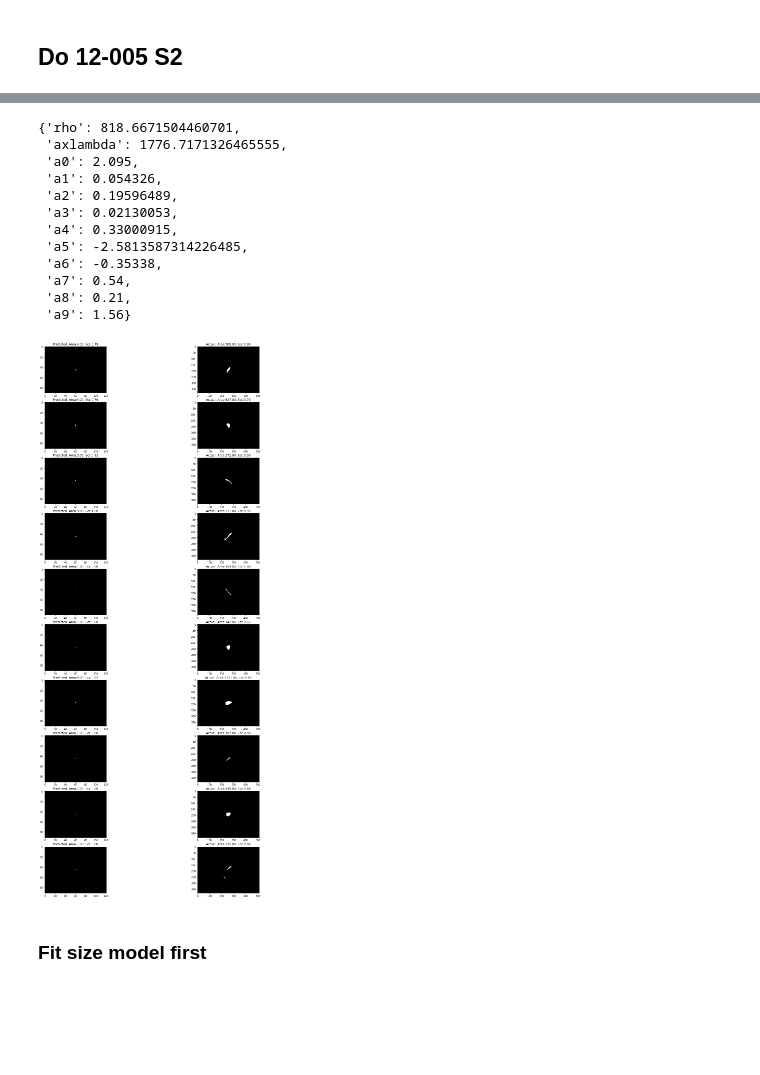
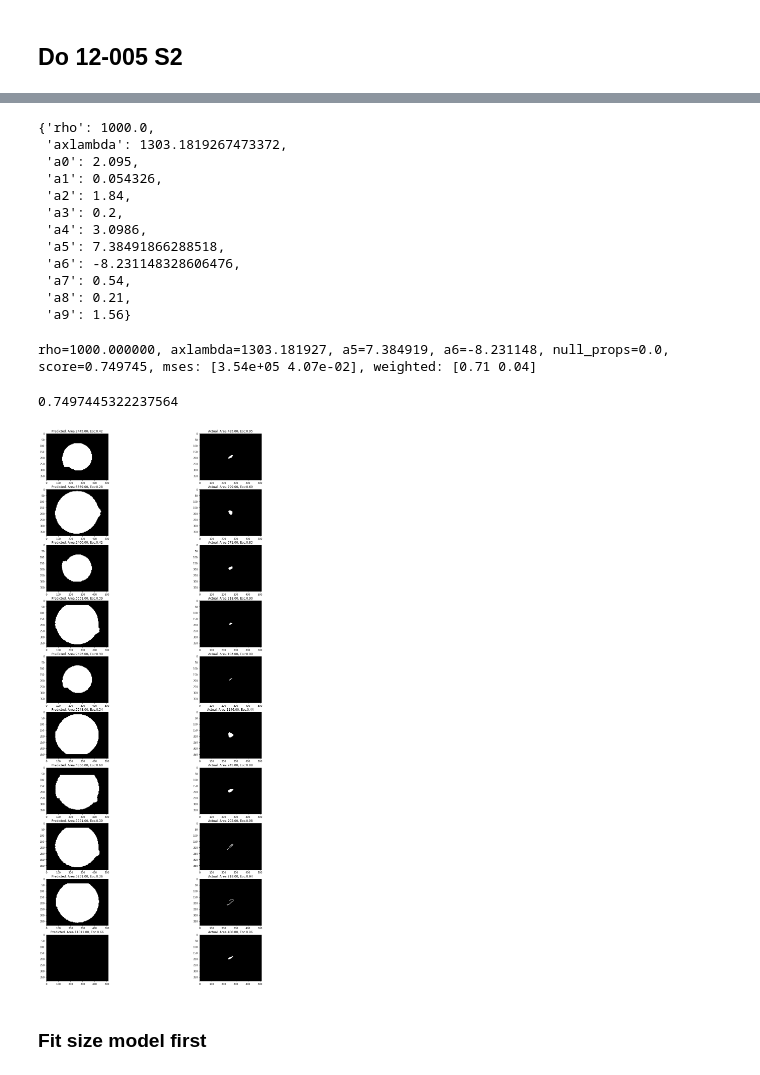
Before and after one commit to bionicvisionlab/shapes, a Jupyter notebook: notebooks/shapes_tester.ipynb, the cells around one changed output, grey strips where cells are left out. Cells and saved outputs as stored; diff of their text form; code cells hidden in the pictures; blank space fills up the shorter version.

Commit message:
size fitting updates and bug fix

```diff
--- a/notebooks/shapes_tester.ipynb
+++ b/notebooks/shapes_tester.ipynb
@@ -15,11 +15,22 @@ s2 = shapes.subject_params['12-005']
 implant, model = shapes.model_from_params(s2)
 model.xystep=0.5
 
+data = shapes.load_shapes("../data/shapes.h5", subjects=['12-005'], stim_class='SingleElectrode')
+x = data[['amp1', 'freq', 'pdur', 'electrode1']]
+y = data['image']
+
+img_shape = y[0].shape
+#change xystep to make images the same dimension
+# if (model.xrange[1] - model.xrange[0]) / img_shape[1] == (model.yrange[1] - model.yrange[0]) / img_shape[0]:
+#     model.xystep = (model.xrange[1] - model.xrange[0]) / img_shape[1]
+# else:
+#     print("Couldnt find correct xystep")
 # CHANGING relative_weight will be VERY important
-relative_weight=1e-6
-estimator = shapes.BiphasicAxonMapEstimator(implant=implant, model=model, relative_weight=relative_weight)
+# relative_weight=92890
+relative_weight = 2e-6
+estimator = shapes.BiphasicAxonMapEstimator(implant=implant, model=model, relative_weight=relative_weight, resize=True)
 search_params = {
-    'a5' : (-100, 100),
+    'a5' : (0, 10),
     'rho': (10, 1000),
     'axlambda': (10, 2000)
 }
@@ -27,10 +38,9 @@ search_params = {
 #     'rho': (10, 300),
 #     'axlambda': (10, 500)
 # }
-opt = ParticleSwarmOptimizer(estimator, search_params, max_iter=100, swarm_size=40, has_loss_function=True)
-
-data = shapes.load_shapes("../data/shapes.h5", subjects=['12-005'], stim_class='SingleElectrode')
-x = data[['amp1', 'freq', 'pdur', 'electrode1']]
-y = data['image']
+opt = ParticleSwarmOptimizer(estimator, search_params, max_iter=100, swarm_size=50, has_loss_function=True)
 
 y_moments = estimator.precompute_moments(y)
+model.build()
+model.plot()
+implant.plot()
@@ -70,35 +79,39 @@ params1 = estimator.get_params()
 # %%
 params1
 # %% [output]
-{'rho': 818.6671504460701,
- 'axlambda': 1776.7171326465555,
+{'rho': 1000.0,
+ 'axlambda': 1303.1819267473372,
  'a0': 2.095,
  'a1': 0.054326,
- 'a2': 0.19596489,
- 'a3': 0.02130053,
- 'a4': 0.33000915,
- 'a5': -2.5813587314226485,
- 'a6': -0.35338,
+ 'a2': 1.84,
+ 'a3': 0.2,
+ 'a4': 3.0986,
+ 'a5': 7.38491866288518,
+ 'a6': -8.231148328606476,
  'a7': 0.54,
  'a8': 0.21,
  'a9': 1.56}
 # %%
 import random
-from pulse2percept.utils import center_image
+from pulse2percept.utils import center_image, trim_image, scale_image
 from skimage import measure
+from skimage.transform import resize
 fig, axes = plt.subplots(10, 2, figsize=(20, 40))
 preds = estimator.predict(x)
 for plt_idx, img_idx in enumerate(random.sample([i for i in range(len(x))], 10)):
-    axes[plt_idx, 0].imshow(center_image(preds[img_idx] > 1), cmap="gray")
+    axes[plt_idx, 0].imshow(resize(center_image(preds[img_idx] > 1), y[img_idx].shape), cmap="gray")
     props = measure.regionprops(measure.label(center_image(preds[img_idx] > 1)))
     axes[plt_idx, 0].set_title("Predicted. Area:%.2f, Ecc:%.2f" % (props[0].area, props[0].eccentricity))
     axes[plt_idx, 1].imshow(center_image(y[img_idx]), cmap='gray')
     props = measure.regionprops(measure.label(center_image(y[img_idx])))
     prop = max(props, key = lambda x : x.area)
     axes[plt_idx, 1].set_title("Actual. Area:%.2f, Ecc:%.2f" % (prop.area, prop.eccentricity))
 fig.show()
+estimator.score(x, y_moments)
 # %% [output]
+rho=1000.000000, axlambda=1303.181927, a5=7.384919, a6=-8.231148, null_props=0.0, score=0.749745, mses: [3.54e+05 4.07e-02], weighted: [0.71 0.04]
+0.7497445322237564
-[figure, old version]
+[figure, new version]
 # %% [markdown]
 ### Fit size model first
 # %%
```
Also changed, not shown: parts of 8 cells of this notebook, 1 other file.
